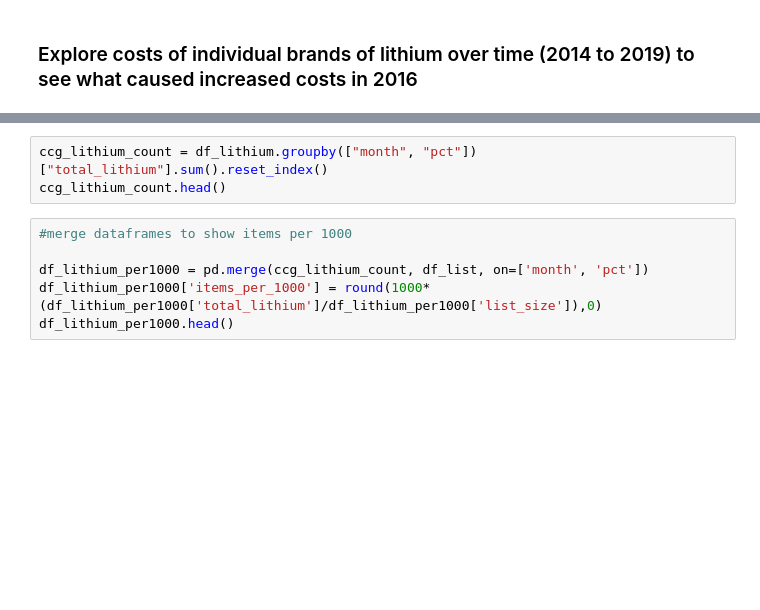
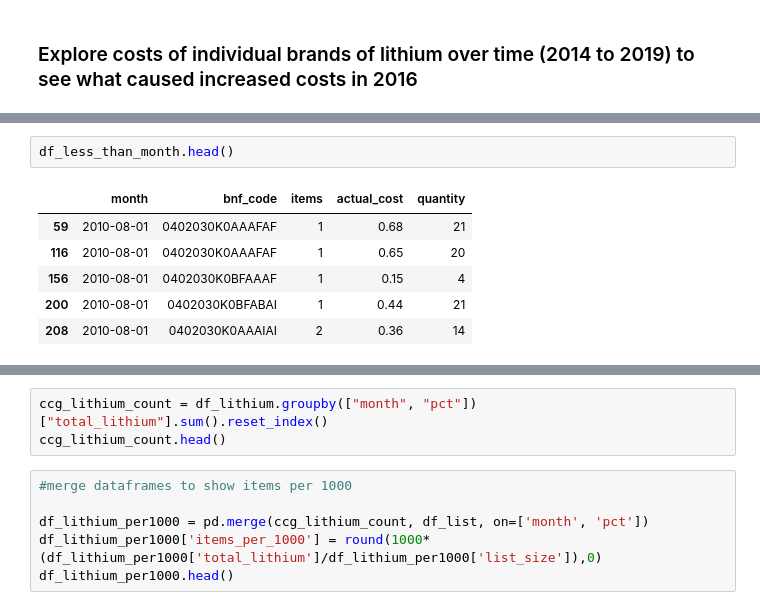
Before and after one commit to orlamac/lithium-paper, a Jupyter notebook: Lithium prescribing trends_update.ipynb, the cells around one changed output, grey strips where cells are left out. Saved outputs shown, nothing was run; the diff lists cells and outputs as text; blank space fills up the shorter version.

```diff
--- a/Lithium prescribing trends_update.ipynb
+++ b/Lithium prescribing trends_update.ipynb
@@ -259,0 +274,9 @@ GenericGBQException: Reason: 400 Syntax error: Unexpected keyword GROUP at [26:1
+# %%
+df_less_than_month.head()
+# %% [output]
+|  | month | bnf_code | items | actual_cost | quantity |
+| 59 | 2010-08-01 | 0402030K0AAAFAF | 1 | 0.68 | 21 |
+| 116 | 2010-08-01 | 0402030K0AAAFAF | 1 | 0.65 | 20 |
+| 156 | 2010-08-01 | 0402030K0BFAAAF | 1 | 0.15 | 4 |
+| 200 | 2010-08-01 | 0402030K0BFABAI | 1 | 0.44 | 21 |
+| 208 | 2010-08-01 | 0402030K0AAAIAI | 2 | 0.36 | 14 |
```
Also changed, not shown: parts of 14 cells of this notebook.
